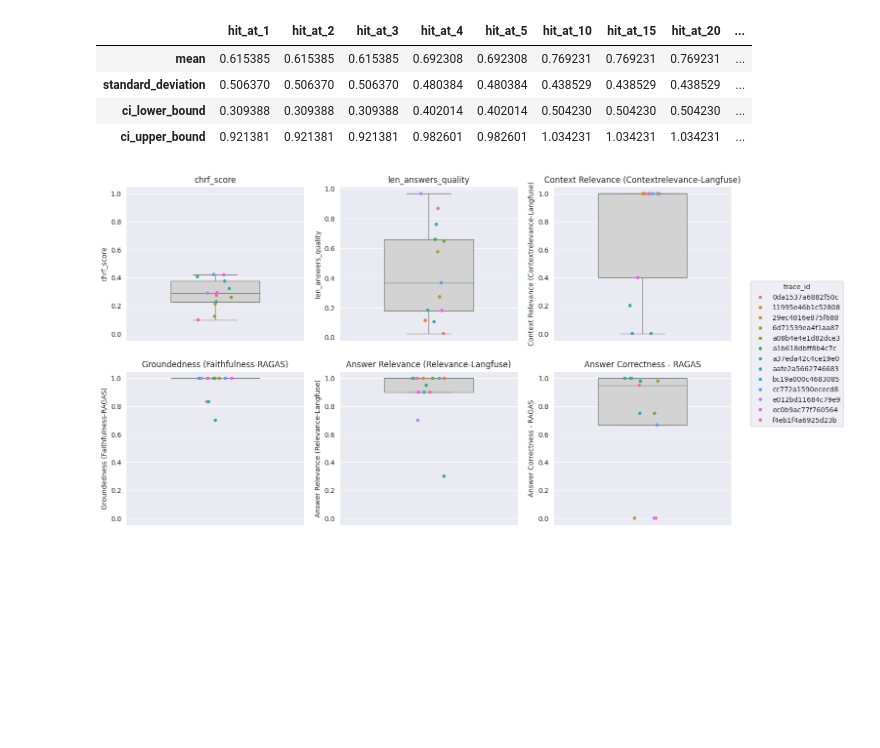
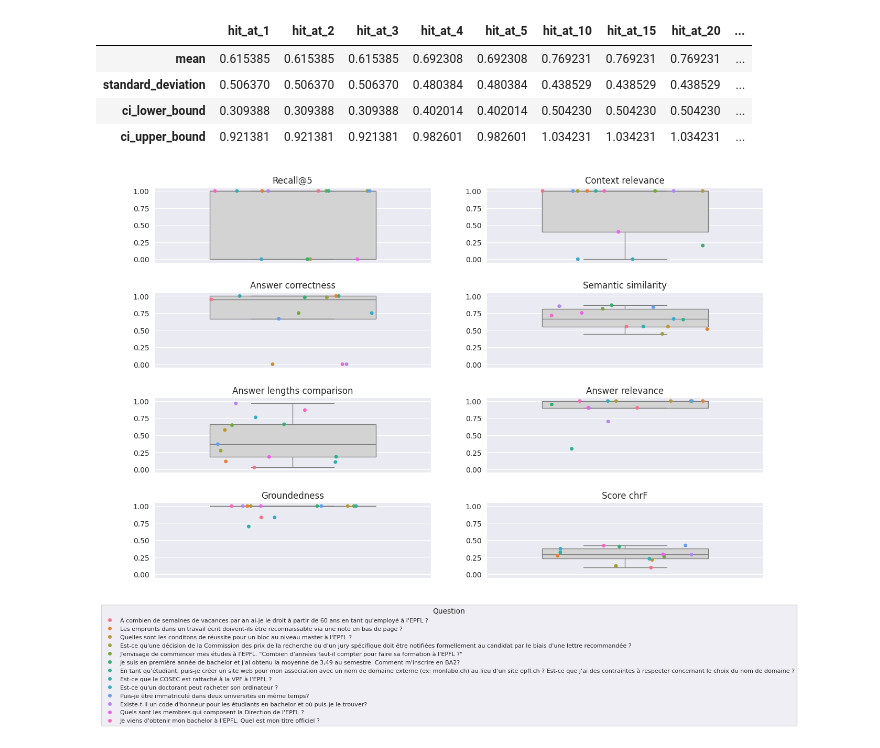
Before and after one commit to epfl-si/polylex-chatbot, a Jupyter notebook: experiment/plot_metrics.ipynb, the cells around one changed output. Cells and saved outputs as stored; diff of their text form; code cells hidden in the pictures; blank space fills up the shorter version.

Commit message:
[feature] Clean display of boxplots with generation metrics

```diff
--- a/experiment/plot_metrics.ipynb
+++ b/experiment/plot_metrics.ipynb
@@ -34,9 +35,11 @@ def langfuse_scores_to_df(results):
     rows = []
 
     for result in results:
-        for metric in result:
+        question = result.input.get("query")
+        for metric in result.scores:
             rows.append({
                 "trace_id": metric.observation_id,
+                "question": question,
                 "metric": metric.name,
                 "value": metric.value
             })
@@ -46,8 +49,8 @@ def langfuse_scores_to_df(results):
     df_wide = (
         df_long
         .pivot_table(
-            index=["trace_id"],
-            columns="metric",
+            index=["trace_id", "question"],
+            columns=["metric"],
             values="value",
             aggfunc="first"
         )
@@ -59,11 +62,12 @@ def langfuse_scores_to_df(results):
     return df_wide
 # %%
 trace_ids = [item.trace_id for item in run.dataset_run_items]
-results = [langfuse.api.trace.get(trace_id).scores for trace_id in trace_ids]
+results = [langfuse.api.trace.get(trace_id) for trace_id in trace_ids]
 df_scores = langfuse_scores_to_df(results)
 
 ordered_cols = [
     "trace_id",
+    "question",
     # retrieval
     "hit_at_1",
     "hit_at_2",
@@ -88,7 +92,7 @@ ordered_cols = [
 
 remaining_cols = [col for col in df_scores.columns if col not in ordered_cols]
 df_scores_ordered = df_scores[[col for col in ordered_cols if col in df_scores.columns]]
-df_scores = df_scores_ordered.drop(columns="trace_id")
+df_scores = df_scores_ordered.drop(columns=["trace_id", "question"])
 
 df_scores_ordered
 # %% [output]
@@ -203,79 +207,72 @@ df_stats
 df_stats_path = run_path / "df_stats.csv"
 df_stats.to_csv(df_stats_path, index=True)
 # %%
-def plot_boxplots_grid(df, cols, y_limits=None):
-    fig, axes = plt.subplots(2, 3, figsize=(16, 9))
+def plot_boxplots_grid(df, cols, dict_labels):
+    fig, axes = plt.subplots(4, 2, figsize=(15, 12))
     axes = axes.flatten()
-
-    hue_order = pd.unique(df["trace_id"])
-
     legend_handles = None
     legend_labels = None
 
+    hue_order = pd.unique(df["question"])
+    palette = sns.color_palette("husl", n_colors=len(hue_order))
+
     for ax, col in zip(axes, cols):
-        sns.boxplot(
-            data=df,
-            y=col,
-            color="lightgray",
-            showfliers=False,
-            width=0.5,
-            ax=ax
-        )
+        sns.boxplot(data=df, y=col, color="lightgray", showfliers=False, width=0.6, ax=ax)
+        sns.stripplot(data=df, y=col, hue="question", hue_order=hue_order, palette=palette, jitter=0.3, ax=ax)
 
-        sns.stripplot(
-            data=df,
-            y=col,
-            hue="trace_id",
-            hue_order=hue_order,
-            jitter=True,
-            ax=ax
-        )
-
-        ax.set_title(f"{col}")
-        ax.set_ylabel(col)
+        ax.set_title(f"{dict_labels[col]}")
         ax.set_xlabel("")
-
-        if y_limits and col in y_limits:
-            y_min, y_max = y_limits[col]
-            ax.set_ylim(y_min - 0.05, y_max + 0.05)
+        ax.set_ylabel("")
+        ax.set_ylim(-0.05, 1.05)
 
         if legend_handles is None:
             legend_handles, legend_labels = ax.get_legend_handles_labels()
 
         if ax.get_legend() is not None:
             ax.get_legend().remove()
 
+    for ax in axes[len(cols):]:
+        ax.remove()
+
+    fig.subplots_adjust(bottom=0.26, hspace=0.4, wspace=0.2)
+
+    legend_labels = [
+        textwrap.fill(label, width=300)
+        for label in legend_labels
+    ]
+
     fig.legend(
         legend_handles,
         legend_labels,
-        title="trace_id",
-        bbox_to_anchor=(0.92, 0.5),
-        loc="center left"
+        title="Question",
+        loc="lower center",
+        bbox_to_anchor=(0.05, 0.02, 0.90, 0.22),
+        title_fontsize=10,
+        fontsize=8
     )
 
     plt.savefig(run_path / "metric_boxplots.png")
 
     plt.show()
 
-cols = [
-    "chrf_score",
-    "len_answers_quality",
-    "Context Relevance (Contextrelevance-Langfuse)",
-    "Groundedness (Faithfulness-RAGAS)",
-    "Answer Relevance (Relevance-Langfuse)",
-    "Answer Correctness - RAGAS"
-]
+metrics_to_plot = ["hit_at_5", "Context Relevance (Contextrelevance-Langfuse)",
+                   "Answer Correctness - RAGAS", "semantic_similarity",
+                   "len_answers_quality", "Answer Relevance (Relevance-Langfuse)",
+                   "Groundedness (Faithfulness-RAGAS)", "chrf_score"]
 
-y_limits = {
-    "chrf_score": (0, 1),
-    "Context Relevance (Contextrelevance-Langfuse)": (0, 1),
-    "Groundedness (Faithfulness-RAGAS)": (0, 1),
-    "Answer Relevance (Relevance-Langfuse)": (0, 1),
-    "Answer Correctness - RAGAS": (0, 1)
+dict_labels = {
+    "hit_at_5": "Recall@5",
+    "Context Relevance (Contextrelevance-Langfuse)": "Context relevance",
+    "Answer Correctness - RAGAS": "Answer correctness",
+    "semantic_similarity": "Semantic similarity",
+    "len_answers_quality": "Answer lengths comparison",
+    "Answer Relevance (Relevance-Langfuse)": "Answer relevance",
+    "Groundedness (Faithfulness-RAGAS)": "Groundedness",
+    "chrf_score": "Score chrF"
 }
 
-plot_boxplots_grid(df_scores_ordered, cols, y_limits)
+plot_boxplots_grid(df_scores_ordered, metrics_to_plot, dict_labels)
 
 # TODO : dans Langfuse, aller sous Tracing puis Observations et filtrer avec metadata: target_observation_id = trace_id
 # %% [output]
-[figure, old version]
+[figure, new version]
```
Also changed, not shown: parts of 2 cells of this notebook, 2 other files.
